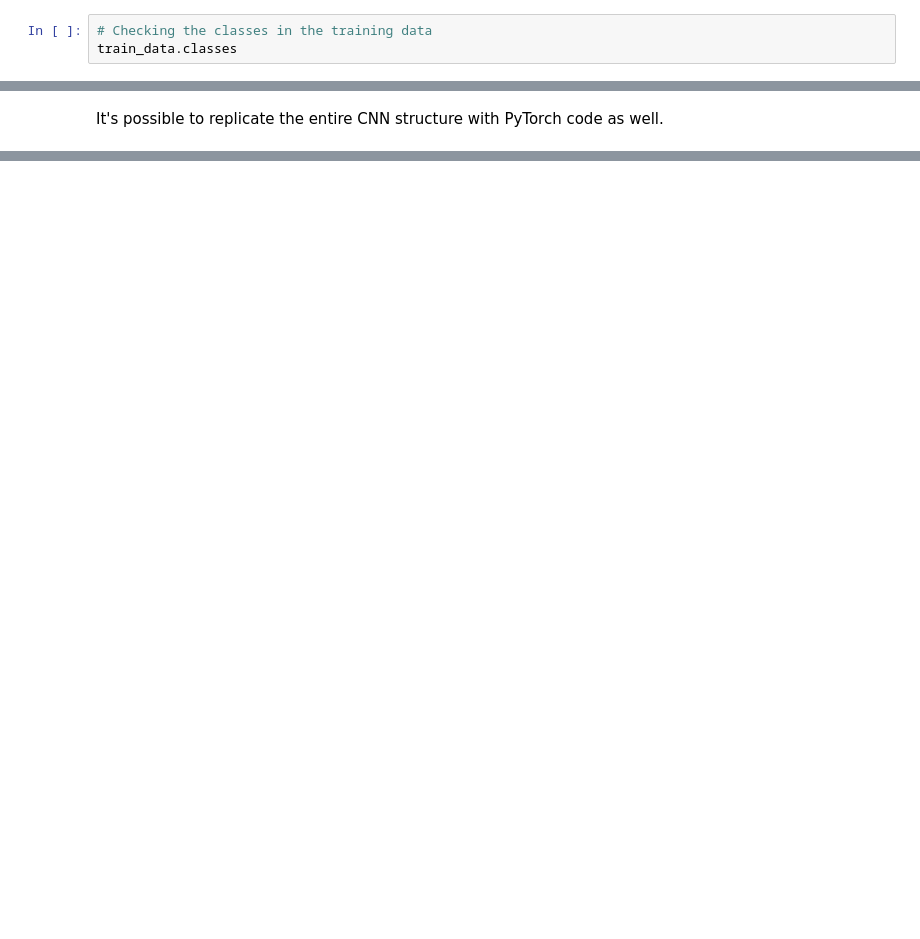
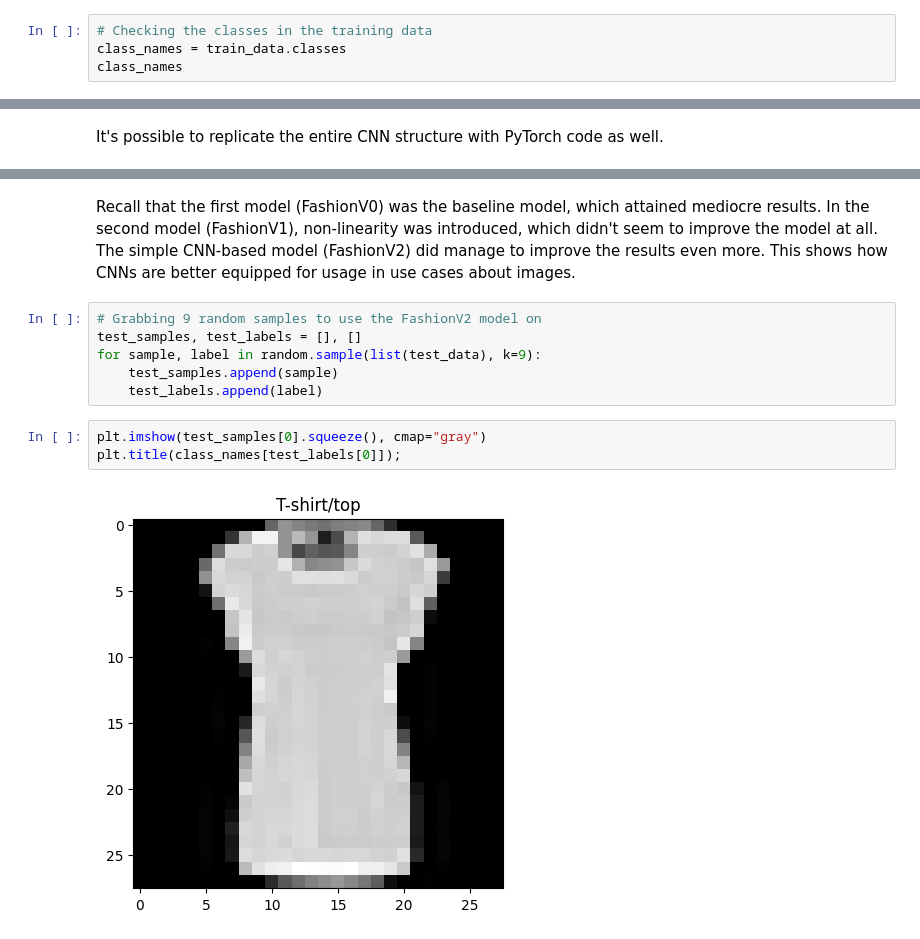
Before and after one commit to RumiaGIT/pytorch-research, a Jupyter notebook: 03_pytorch_computer_vision.ipynb, the cells around one changed output, grey strips where cells are left out. Saved outputs shown, nothing was run; the diff lists cells and outputs as text; blank space fills up the shorter version.

```diff
--- a/03_pytorch_computer_vision.ipynb
+++ b/03_pytorch_computer_vision.ipynb
@@ -142,7 +151,8 @@ image, label
  9)
 # %%
 # Checking the classes in the training data
-train_data.classes
+class_names = train_data.classes
+class_names
 # %% [output]
 ['T-shirt/top',
  'Trouser',
@@ -689,0 +790,13 @@ model_2 = FashionV2(
+# %% [markdown]
+Recall that the first model (FashionV0) was the baseline model, which attained mediocre results. In the second model (FashionV1), non-linearity was introduced, which didn't seem to improve the model at all. The simple CNN-based model (FashionV2) did manage to improve the results even more. This shows how CNNs are better equipped for usage in use cases about images.
+# %%
+# Grabbing 9 random samples to use the FashionV2 model on
+test_samples, test_labels = [], []
+for sample, label in random.sample(list(test_data), k=9):
+    test_samples.append(sample)
+    test_labels.append(label)
+# %%
+plt.imshow(test_samples[0].squeeze(), cmap="gray")
+plt.title(class_names[test_labels[0]]);
+# %% [output]
+[figure, added]
```
Also changed, not shown: parts of 44 cells of this notebook, 1 other file.
